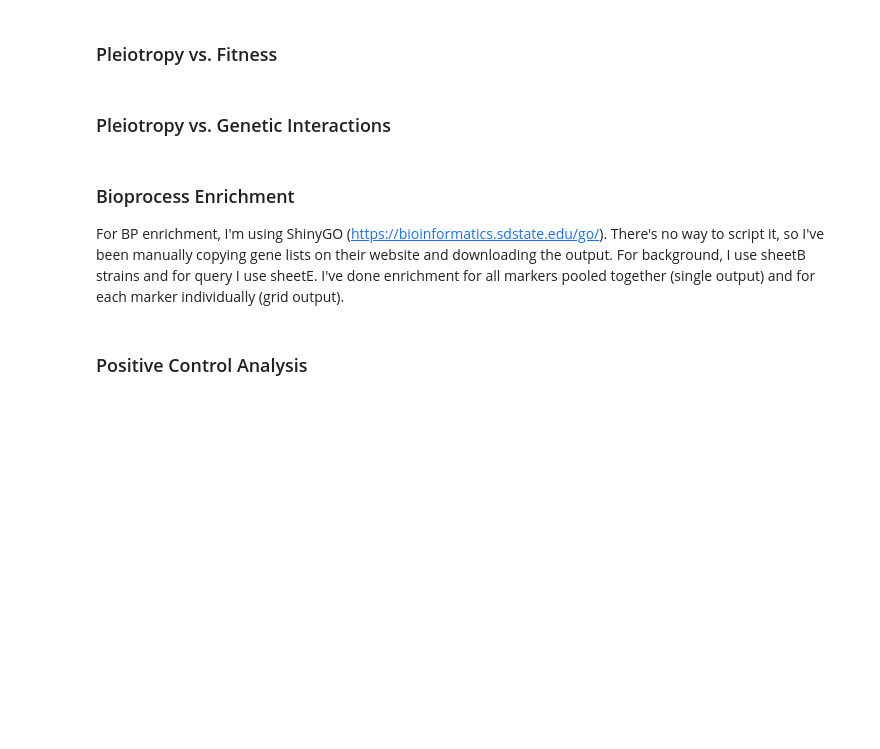
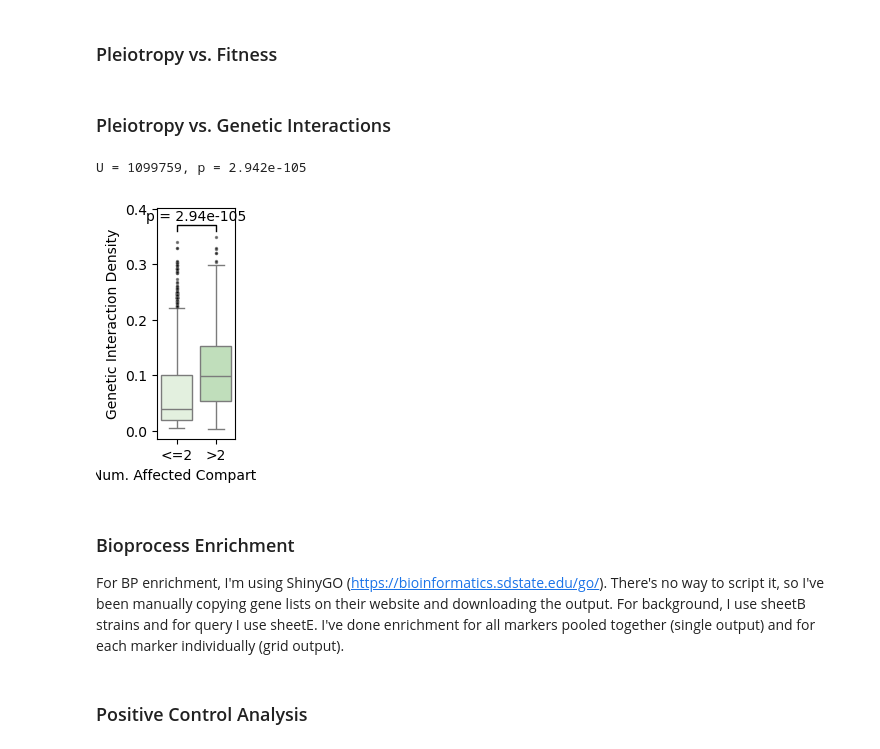
Before and after one commit to arsam-dj/MarkerProject, a Jupyter notebook: 12_make_plots_with_phenotype_data.ipynb, the cells around one changed output. Drawn from its saved outputs; the diff is of its cells as text; code cells hidden in the pictures; blank space fills up the shorter version.

Commit message:
Changed GI plots to show GI density instead of num. GIs.

```diff
--- a/12_make_plots_with_phenotype_data.ipynb
+++ b/12_make_plots_with_phenotype_data.ipynb
@@ -65,11 +65,11 @@ label_maps_abv = {
     "Hta2": "Nucleus",
     "Cdc11": "Septin"
 }
-phenotype_set = "Cells" # Cells or Compartments
+phenotype_set = "Compartments" # Cells or Compartments
 sheet_data = "SheetE"
 pen_col_to_select = "Overall_Penetrance"
 
-save_figs = True  # if False, won't save output graphs
+save_figs = False  # if False, won't save output graphs
 
 if ("Hta2" in markers) and (phenotype_set == "Cells"):  # Heh2 and Hta2 are the same screen when looking at whole-cell phenotypes
     markers.remove("Hta2")
@@ -1195,7 +1208,7 @@ plt.close()
 ### Pleiotropy vs. Genetic Interactions
 # %%
 # Get interactions
-interactions = pl.read_csv("/home/alex/alex_files/markerproject_redux/misc_files/genetic_interaction_pairs.csv")
+interactions = pl.read_excel("/home/alex/alex_files/markerproject_redux/misc_files/genetic_interaction_densities.xlsx", sheet_name="Sheet1")
 
 # sig genes only
 sig_gene_interactions = (
@@ -1204,7 +1217,7 @@ sig_gene_interactions = (
     .with_columns(pl.col("Strain_ID").alias("Strain_ID_2"))
     .with_columns(pl.col("Strain_ID_2").str.split("-").list.to_struct(fields=["Strain", "Condition"])).unnest("Strain_ID_2")
     .join(interactions, on=["ORF", "Strain"], how="left")
-    .select(["ORF", "Strain_ID", "Total_Interactions"])
+    .select(["ORF", "Strain_ID", "Total_Density"])
     .unique()
 )
 
@@ -1260,7 +1273,7 @@ combined_df = (
 group_le2 = (
     combined_df
     .filter(pl.col("Num_Comps") == 2)
-    .get_column("Total_Interactions")
+    .get_column("Total_Density")
     .drop_nulls()
     .to_numpy()
 )
@@ -1268,7 +1281,7 @@ group_le2 = (
 group_gt2 = (
     combined_df
     .filter(pl.col("Num_Comps") == 3)
-    .get_column("Total_Interactions")
+    .get_column("Total_Density")
     .drop_nulls()
     .to_numpy()
 )
@@ -1292,42 +1305,45 @@ flierprops = dict(
     alpha=0.6
 )
 
-sns.boxplot(x="Num_Comps", y="Total_Interactions",
+sns.boxplot(x="Num_Comps", y="Total_Density",
             hue="Num_Comps",
             palette=sns.color_palette("Greens", as_cmap=False),
             data=combined_df,
             legend=False,
             flierprops=flierprops)
 
 # p-value
-y = combined_df["Total_Interactions"].max()
+y = combined_df["Total_Density"].max()
 
 ax.plot([0, 0, 1, 1], [y*1.03, y*1.06, y*1.06, y*1.03], c="black", lw=1)
 
 ax.text(
     0.5,
     y*1.07,
     f"p = {p:.2e}",
     ha="center",
     va="bottom",
     fontsize=10
 )
 
 ax.set_ylim(top=y*1.15)
 
 # axis labels (rename axes)
 ax.set_xticklabels([
     ">2" if tick.get_text() == "3" else "<=2"
     for tick in ax.get_xticklabels()
 ])
 
 ax.set_xlabel("Num. Affected Compartments")
-ax.set_ylabel("Num. Genetic Interactions")
+ax.set_ylabel("Genetic Interaction Density")
 
 if save_figs:
     plt.savefig("/mnt/c/Users/peree/OneDrive/Desktop/pleigi.pdf", format="pdf",  bbox_inches="tight")
 plt.show()
 plt.close()
+# %% [output]
+U = 1099759, p = 2.942e-105
+[figure, added]
 # %% [markdown]
 ### Bioprocess Enrichment
 
```
Also changed, not shown: parts of 6 cells of this notebook.
